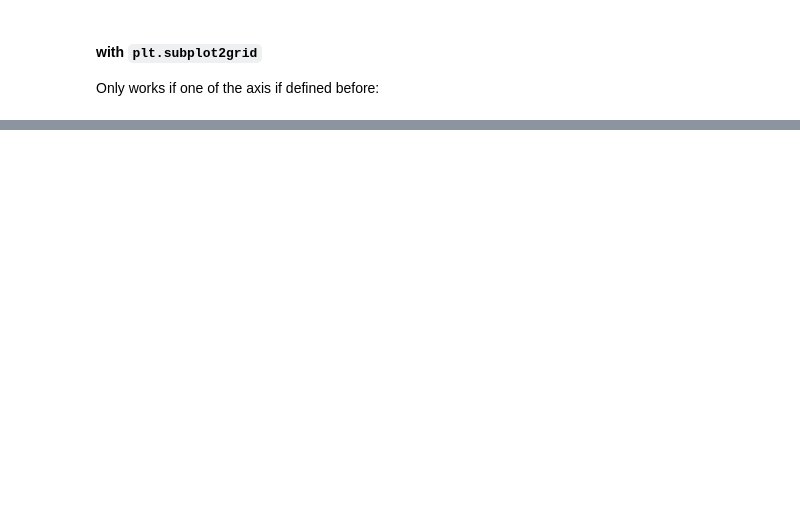
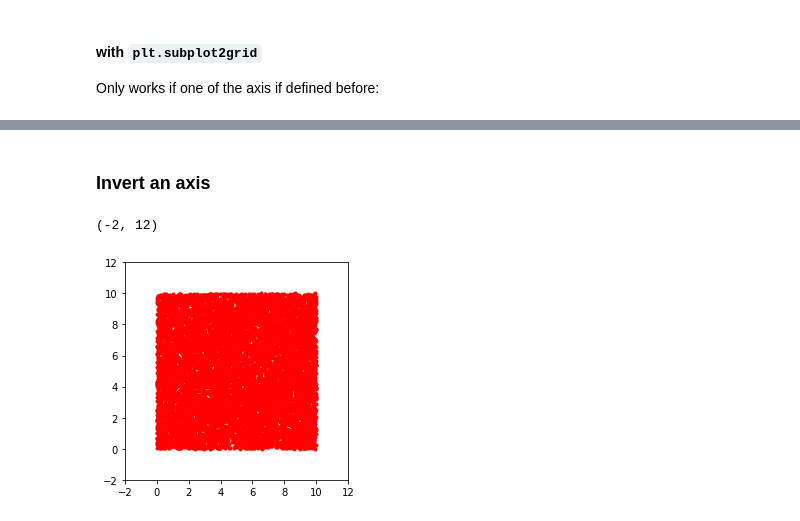
Before and after one commit to juliaroquette/pythonexamples, a Jupyter notebook: MultiplePlots.ipynb, the cells around one changed output, grey strips where cells are left out. Cells and saved outputs as stored; diff of their text form; code cells hidden in the pictures; blank space fills up the shorter version.

```diff
--- a/MultiplePlots.ipynb
+++ b/MultiplePlots.ipynb
@@ -257,0 +289,11 @@ plt.ylim(-5,15)
+# %% [markdown]
+### Invert an axis
+# %%
+fig, ax = plt.subplots(figsize=(4,4))
+plt.plot(x,y,'.',c='r')
+plt.gca().invert_yaxis()
+plt.ylim(-2,12)
+plt.xlim(-2,12)
+# %% [output]
+(-2, 12)
+[figure, added]
```
Also changed, not shown: parts of 33 cells of this notebook.
